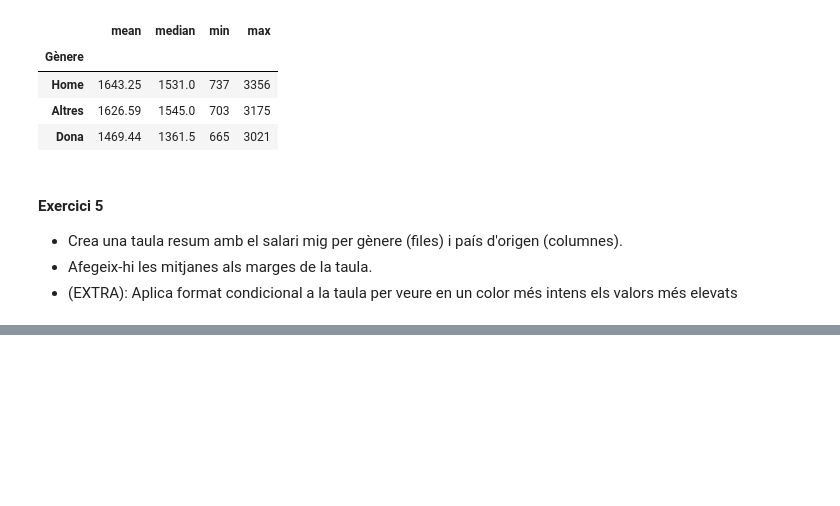
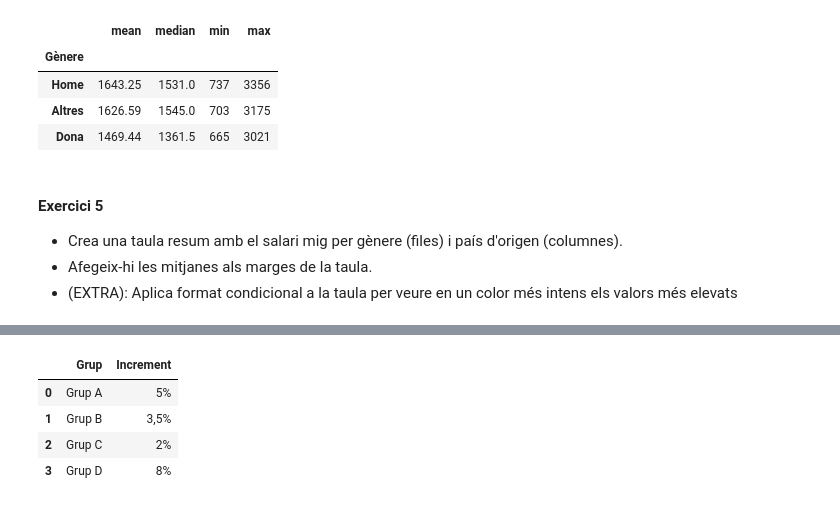
Before and after one commit to rogerloop/03_Especialitzacio, a Jupyter notebook: Sprint_10_Analitica_dades_Python/Sprint_10_Task_S10_01/Task_S10_01.ipynb, the cells around one changed output, grey strips where cells are left out. Saved outputs shown, nothing was run; the diff lists cells and outputs as text; code cells hidden in the pictures; blank space fills up the shorter version.

```diff
--- a/Sprint_10_Analitica_dades_Python/Sprint_10_Task_S10_01/Task_S10_01.ipynb
+++ b/Sprint_10_Analitica_dades_Python/Sprint_10_Task_S10_01/Task_S10_01.ipynb
@@ -287,0 +355,14 @@ resum.style.apply(lambda x: ['background-color: yellow' if v == x.max() else ''
+# %%
+# Creo df_increment
+df_increment = pd.DataFrame(
+    {"Grup": ["Grup A","Grup B","Grup C", "Grup D" ],
+    "Increment": ["5%","3,5%","2%","8%"]
+    }
+)
+df_increment
+# %% [output]
+|  | Grup | Increment |
+| 0 | Grup A | 5% |
+| 1 | Grup B | 3,5% |
+| 2 | Grup C | 2% |
+| 3 | Grup D | 8% |
```
Also changed, not shown: parts of 8 cells of this notebook.
